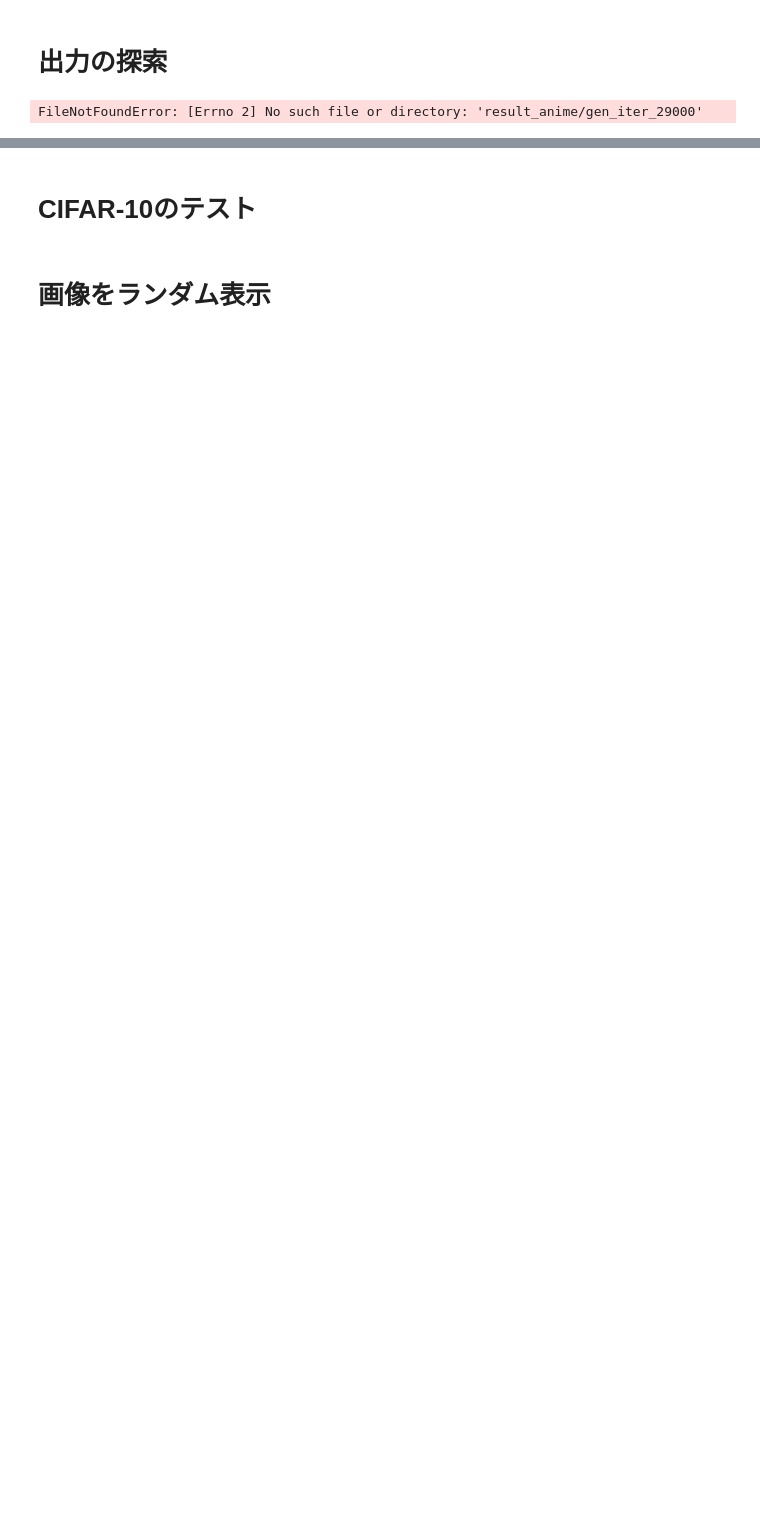
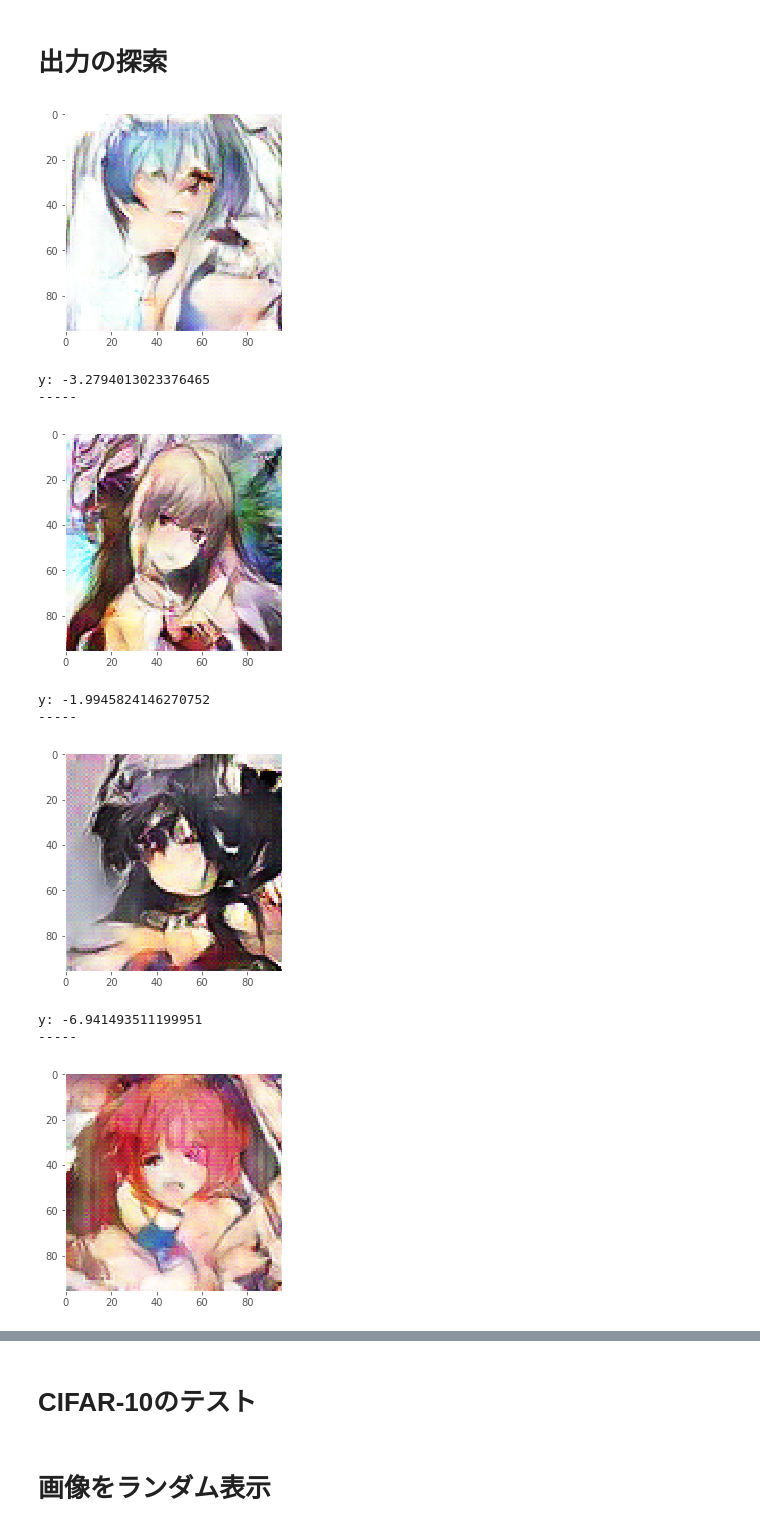
Before and after one commit to eggplant60/dcgan_anime, a Jupyter notebook: Loss_and_Image.ipynb, the cells around one changed output, grey strips where cells are left out. Saved outputs shown, nothing was run; the diff lists cells and outputs as text; code cells hidden in the pictures; blank space fills up the shorter version.

```diff
--- a/Loss_and_Image.ipynb
+++ b/Loss_and_Image.ipynb
@@ -49,43 +51,59 @@ result_anime_1124/preview/image00021000.png
 # %%
 %matplotlib inline
 
 import numpy as np
 from PIL import Image
 
 import chainer
 import chainer.cuda
 from chainer import Variable, serializers
 from net96 import Generator, Discriminator
 
-gen_npz = 'result_anime/gen_iter_29000'
-dis_npz = 'result_anime/dis_iter_21000.npz'
-gen = Generator(n_hidden=64)
-dis = Discriminator()
+gen_npz = 'result_anime_アズールレーン/gen_iter_30000.npz'
+dis_npz = 'result_anime_アズールレーン/dis_iter_30000.npz'
+gen = Generator(100)
+dis = Discriminator(init_sigma=0.0)
 serializers.load_npz(gen_npz, gen)
 serializers.load_npz(dis_npz, dis)
 
 
-def out_generated_image(gen, dis, seed=0):
+def out_generated_image(gen, dis, seed=0, batchsize=50):
     #np.random.seed(seed)
-    z = Variable(np.asarray(gen.make_hidden(1)))
+    z = Variable(np.asarray(gen.make_hidden(batchsize)))
     with chainer.using_config('train', False):
         x = gen(z)
         y = dis(x)
     x = chainer.cuda.to_cpu(x.data)
     y = chainer.cuda.to_cpu(y.data)
 
     #np.random.seed()
     x = np.asarray(np.clip(x * 128.0 + 128.0, 0.0, 255.0), dtype=np.uint8)
-    x = x.reshape((3, 96, 96))
-    x = x.transpose(1, 2, 0)
-    return x, y, z
+    x = x.reshape((batchsize, 3, 96, 96))
+    x = x.transpose(0, 2, 3, 1)
+    return x, y, z       # x: 生成画像、y: disの判別結果、z: 乱数(潜在変数)
 
-for _ in range(100):
-    x, y, z = out_generated_image(gen, dis, 0)
-    if y < -1:
+xs, ys, zs = out_generated_image(gen, dis, 0)
+
+for x, y, z in zip(xs, ys, zs):
+
+    # y が小さい -> dis の誤差が大きい -> dis が gen の結果に騙された
+    # ただ実際は、目で見た画像の出来と dis の誤差との関係は不明
+    th = -1
+    if y < th:
         plt.imshow(x.astype(np.uint8))
+        plt.grid(False)
         plt.show()
-        print(y)
+        print('y: {}'.format(y[0]))
+        print('-----')
         #print(z.ｔranspose(3,0,1,2))
 # %% [output]
+[figure, added]
-FileNotFoundError: [Errno 2] No such file or directory: 'result_anime/gen_iter_29000'
+y: -3.2794013023376465
+-----
+[figure, added]
+y: -1.9945824146270752
+-----
+[figure, added]
+y: -6.941493511199951
+-----
+[figure, added]
```
Also changed, not shown: parts of 3 cells of this notebook.
